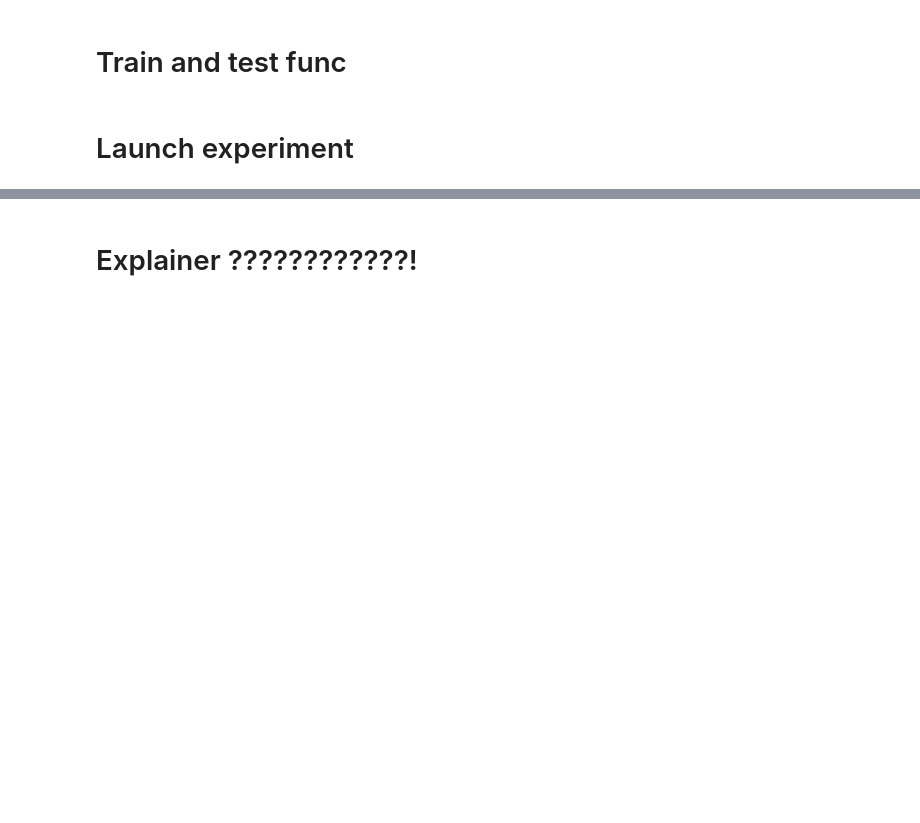
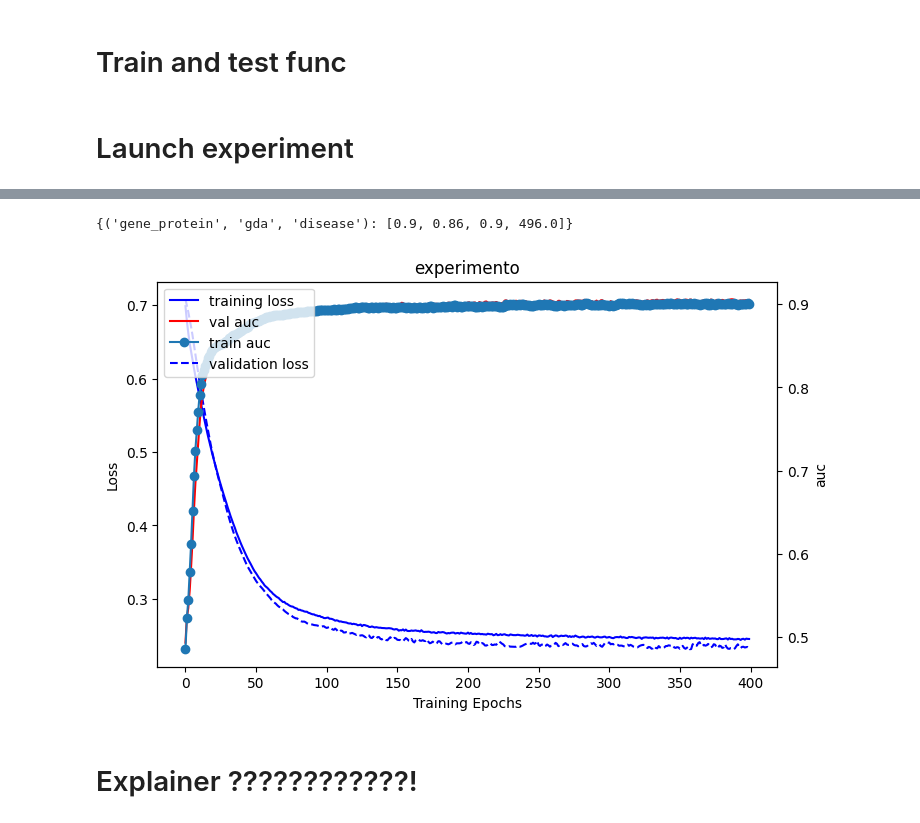
Before and after one commit to ingridheuer/gcnn_gdas, a Jupyter notebook: exploration/model_exploration/model_refactor.ipynb, the cells around one changed output, grey strips where cells are left out. Saved outputs shown, nothing was run; the diff lists cells and outputs as text; code cells hidden in the pictures; blank space fills up the shorter version.

```diff
--- a/exploration/model_exploration/model_refactor.ipynb
+++ b/exploration/model_exploration/model_refactor.ipynb
@@ -53,0 +56,11 @@ train_data, val_data, test_data = transform_dataset(data)
+# %%
+import copy
+
+data_folder = "../../data/processed/graph_data_nohubs/"
+models_folder = "../../data/models/"
+experiments_folder = "../../data/experiments/design_space_experiment/"
+device = torch.device('cuda' if torch.cuda.is_available() else 'cpu')
+
+# import sys
+# sys.path.append("../..")
+# from src.models.base_model import base_model
@@ -54,3 +126,14 @@ train_data, val_data, test_data = transform_dataset(data)
+# %%
+train_data,val_data = load_data(data_folder+"split_dataset/")
+full_data = torch.load(data_folder+"split_dataset/full_dataset.pt")
+
+eid = 34
+date = "18_04_23"
+experiment_params = load_experiment(eid,date,train_data.metadata())
+
+train_data = initialize_features(train_data,experiment_params["feature_type"],experiment_params["feature_dim"])
+val_data = initialize_features(train_data,experiment_params["feature_type"],experiment_params["feature_dim"])
+full_data = initialize_features(full_data,experiment_params["feature_type"],experiment_params["feature_dim"])
 # %% [markdown]
 # Base model
 # %%
@@ -856,3 +1017,11 @@ tensor(0.4088)
+# %%
+full_test(trained_model,val_data,500,False)
+# %% [output]
+{('gene_protein', 'gda', 'disease'): [0.9, 0.86, 0.9, 496.0]}
+# %%
+plot_training_stats("experimento",*experiment_params["curve_data"],"auc")
+# %% [output]
+[figure, added]
 # %% [markdown]
 # Explainer ????????????!
 # %%
```
Also changed, not shown: parts of 20 cells of this notebook.
